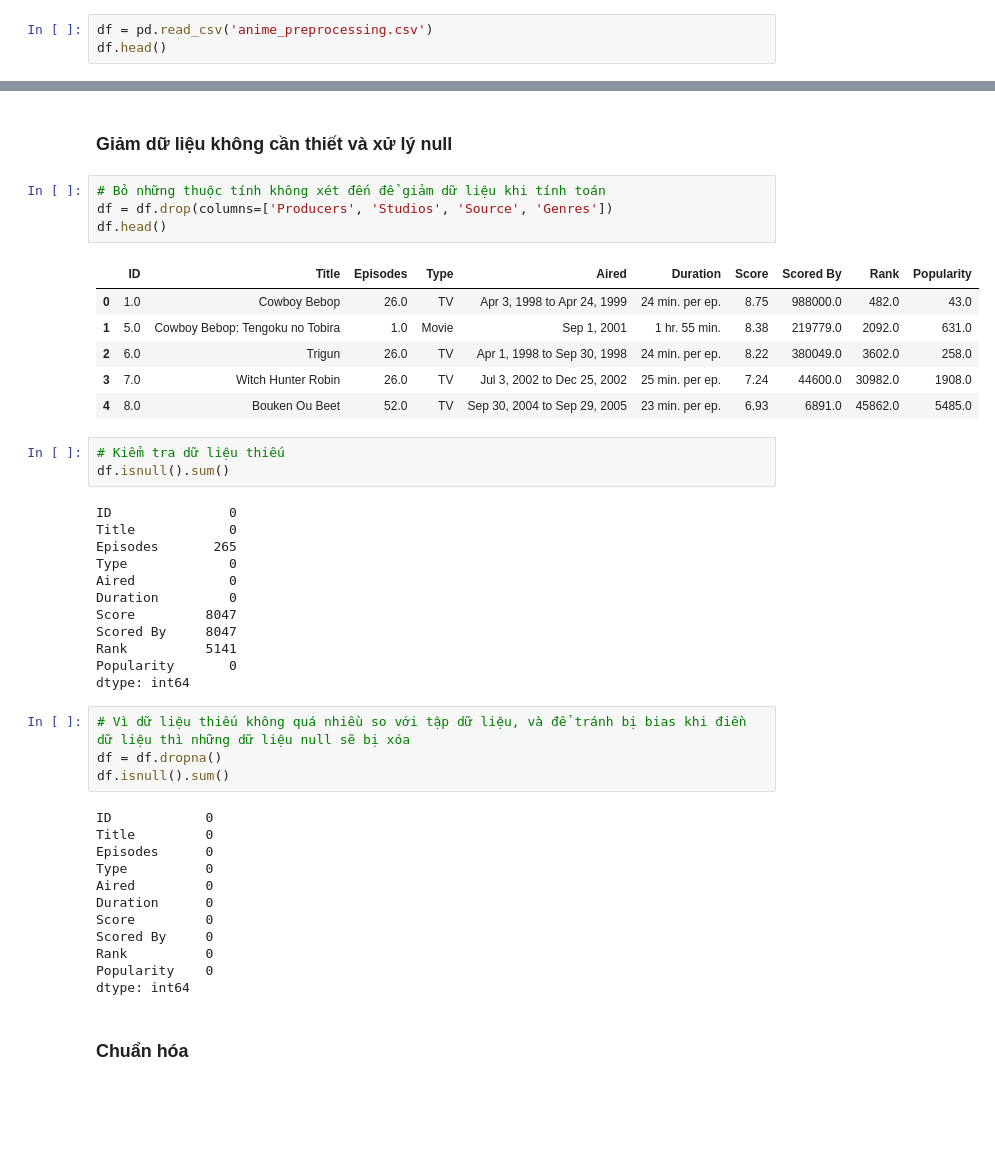
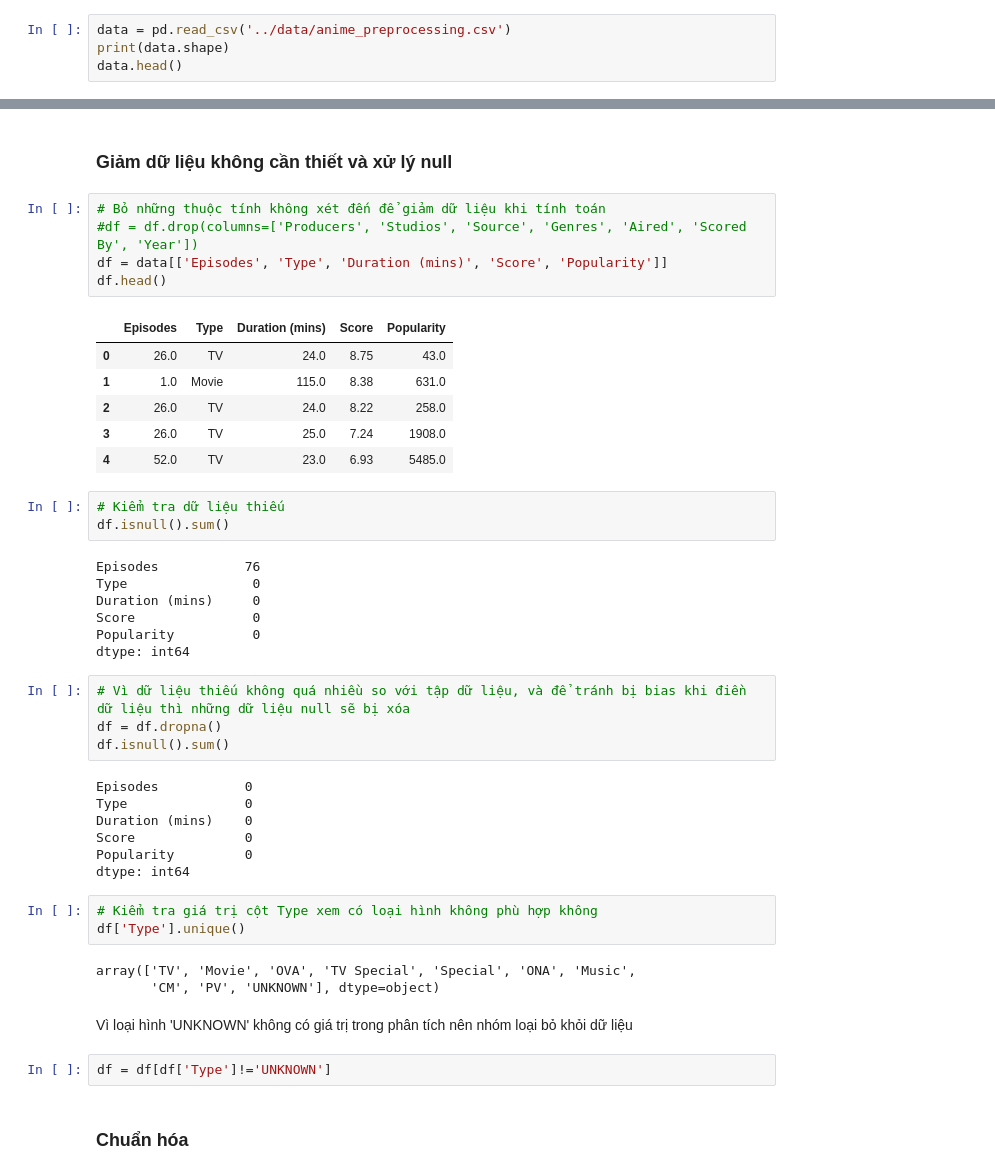
Before and after one commit to V1nk4n/Intro2DS_FinalProject, a Jupyter notebook: data_questions/question_knhung.ipynb, the cells around one changed output, grey strips where cells are left out. Saved outputs shown, nothing was run; the diff lists cells and outputs as text; blank space fills up the shorter version.

```diff
--- a/data_questions/question_knhung.ipynb
+++ b/data_questions/question_knhung.ipynb
@@ -19,6 +19,7 @@ from sklearn.preprocessing import StandardScaler
 from sklearn.metrics import silhouette_score
 from sklearn.decomposition import PCA
 # %%
-df = pd.read_csv('anime_preprocessing.csv')
-df.head()
+data = pd.read_csv('../data/anime_preprocessing.csv')
+print(data.shape)
+data.head()
 # %% [output]
@@ -34,45 +36,46 @@ df.head()
 ### Giảm dữ liệu không cần thiết và xử lý null ###
 # %%
 # Bỏ những thuộc tính không xét đến để giảm dữ liệu khi tính toán
-df = df.drop(columns=['Producers', 'Studios', 'Source', 'Genres'])
+#df = df.drop(columns=['Producers', 'Studios', 'Source', 'Genres', 'Aired', 'Scored By', 'Year'])
+df = data[['Episodes', 'Type', 'Duration (mins)', 'Score', 'Popularity']]
 df.head()
 # %% [output]
-|  | ID | Title | Episodes | Type | Aired | Duration | Score | Scored By | Rank | Popularity |
-| 0 | 1.0 | Cowboy Bebop | 26.0 | TV | Apr 3, 1998 to Apr 24, 1999 | 24 min. per ep. | 8.75 | 988000.0 | 482.0 | 43.0 |
-| 1 | 5.0 | Cowboy Bebop: Tengoku no Tobira | 1.0 | Movie | Sep 1, 2001 | 1 hr. 55 min. | 8.38 | 219779.0 | 2092.0 | 631.0 |
-| 2 | 6.0 | Trigun | 26.0 | TV | Apr 1, 1998 to Sep 30, 1998 | 24 min. per ep. | 8.22 | 380049.0 | 3602.0 | 258.0 |
-| 3 | 7.0 | Witch Hunter Robin | 26.0 | TV | Jul 3, 2002 to Dec 25, 2002 | 25 min. per ep. | 7.24 | 44600.0 | 30982.0 | 1908.0 |
-| 4 | 8.0 | Bouken Ou Beet | 52.0 | TV | Sep 30, 2004 to Sep 29, 2005 | 23 min. per ep. | 6.93 | 6891.0 | 45862.0 | 5485.0 |
+|  | Episodes | Type | Duration (mins) | Score | Popularity |
+| 0 | 26.0 | TV | 24.0 | 8.75 | 43.0 |
+| 1 | 1.0 | Movie | 115.0 | 8.38 | 631.0 |
+| 2 | 26.0 | TV | 24.0 | 8.22 | 258.0 |
+| 3 | 26.0 | TV | 25.0 | 7.24 | 1908.0 |
+| 4 | 52.0 | TV | 23.0 | 6.93 | 5485.0 |
 # %%
 # Kiểm tra dữ liệu thiếu
 df.isnull().sum()
 # %% [output]
-ID               0
-Title            0
-Episodes       265
-Type             0
-Aired            0
-Duration         0
-Score         8047
-Scored By     8047
-Rank          5141
-Popularity       0
+Episodes           76
+Type                0
+Duration (mins)     0
+Score               0
+Popularity          0
 dtype: int64
 # %%
 # Vì dữ liệu thiếu không quá nhiều so với tập dữ liệu, và để tránh bị bias khi điền dữ liệu thì những dữ liệu null sẽ bị xóa
 df = df.dropna()
 df.isnull().sum()
 # %% [output]
-ID            0
-Title         0
-Episodes      0
-Type          0
-Aired         0
-Duration      0
-Score         0
-Scored By     0
-Rank          0
-Popularity    0
+Episodes           0
+Type               0
+Duration (mins)    0
+Score              0
+Popularity         0
 dtype: int64
+# %%
+# Kiểm tra giá trị cột Type xem có loại hình không phù hợp không
+df['Type'].unique()
+# %% [output]
+array(['TV', 'Movie', 'OVA', 'TV Special', 'Special', 'ONA', 'Music',
+       'CM', 'PV', 'UNKNOWN'], dtype=object)
+# %% [markdown]
+Vì loại hình 'UNKNOWN' không có giá trị trong phân tích nên nhóm loại bỏ khỏi dữ liệu
+# %%
+df = df[df['Type']!='UNKNOWN']
 # %% [markdown]
 ### Chuẩn hóa ###
```
Also changed, not shown: parts of 14 cells of this notebook.
